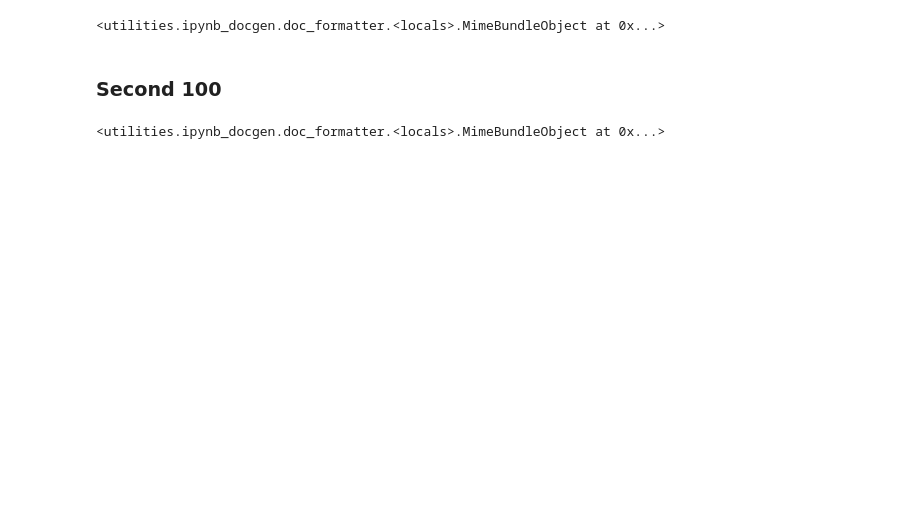
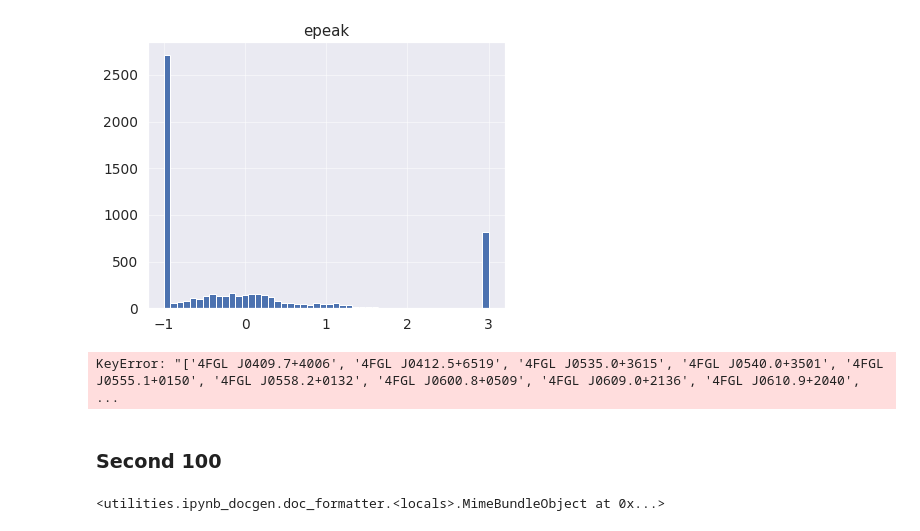
Before and after one commit to tburnett/srcpop, a Jupyter notebook: study unids.ipynb, the cells around one changed output. Drawn from its saved outputs; the diff is of its cells as text; code cells hidden in the pictures; blank space fills up the shorter version.

Commit message:
New readme.ipynb, compare_epeak

```diff
--- a/study unids.ipynb
+++ b/study unids.ipynb
@@ -35,6 +35,15 @@ unk.iloc[slice(10,12)]
 | name |  |  |  |  |  |  |  |  |  |  |
 | 4FGL J0137.3-3239 | 0.00000 | 2.279423 | 0.512949 | 3.122011 | 0.980351 | -12.173298 | 30.075639 | 0.126823 | -78.623222 | J0137.3-3240 |
 | 4FGL J0139.5-2228 | 0.30103 | 1.921980 | 0.512123 | 3.282256 | 0.978706 | -11.793114 | 200.616689 | 0.053561 | -78.154830 | J0139.4-2228 |
+# %%
+a = set(fs_data.df.index); b=set(fgl.index)
+good_id = list(a.intersection(b))
+df = fgl.loc[good_id]
+df['epeak'] = df.specfunc.apply( lambda f:  SedFun(f).peak)
+# %%
+df.hist('epeak', bins=50);
+# %% [output]
+[figure, added]
 # %%
 def plot_seds(df, start=0):
     """Blue: uw1410, red 4FGL-DR4
@@ -56,7 +65,7 @@ def plot_seds(df, start=0):
 
 show(plot_seds(unk), caption=plot_seds.__doc__)
 # %% [output]
-<utilities.ipynb_docgen.doc_formatter.<locals>.MimeBundleObject at 0x...>
+KeyError: "['4FGL J0409.7+4006', '4FGL J0412.5+6519', '4FGL J0535.0+3615', '4FGL J0540.0+3501', '4FGL J0555.1+0150', '4FGL J0558.2+0132', '4FGL J0600.8+0509', '4FGL J0609.0+2136', '4FGL J0610.9+2040', ...
 # %%
 show(f"""## First 100/{len(unk)} "X" spectra""")
 show_seds(unk)
```
Also changed, not shown: parts of 1 cell of this notebook, 10 other files.
